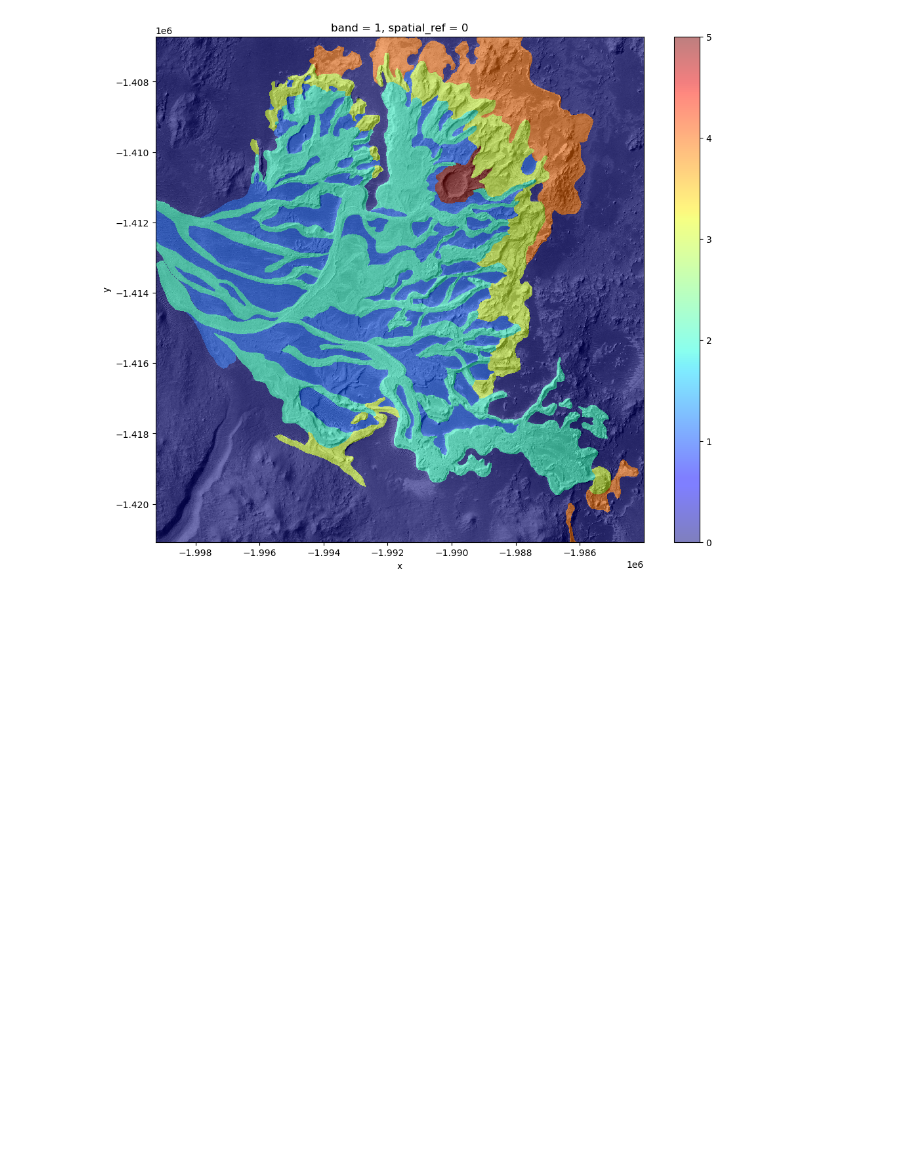
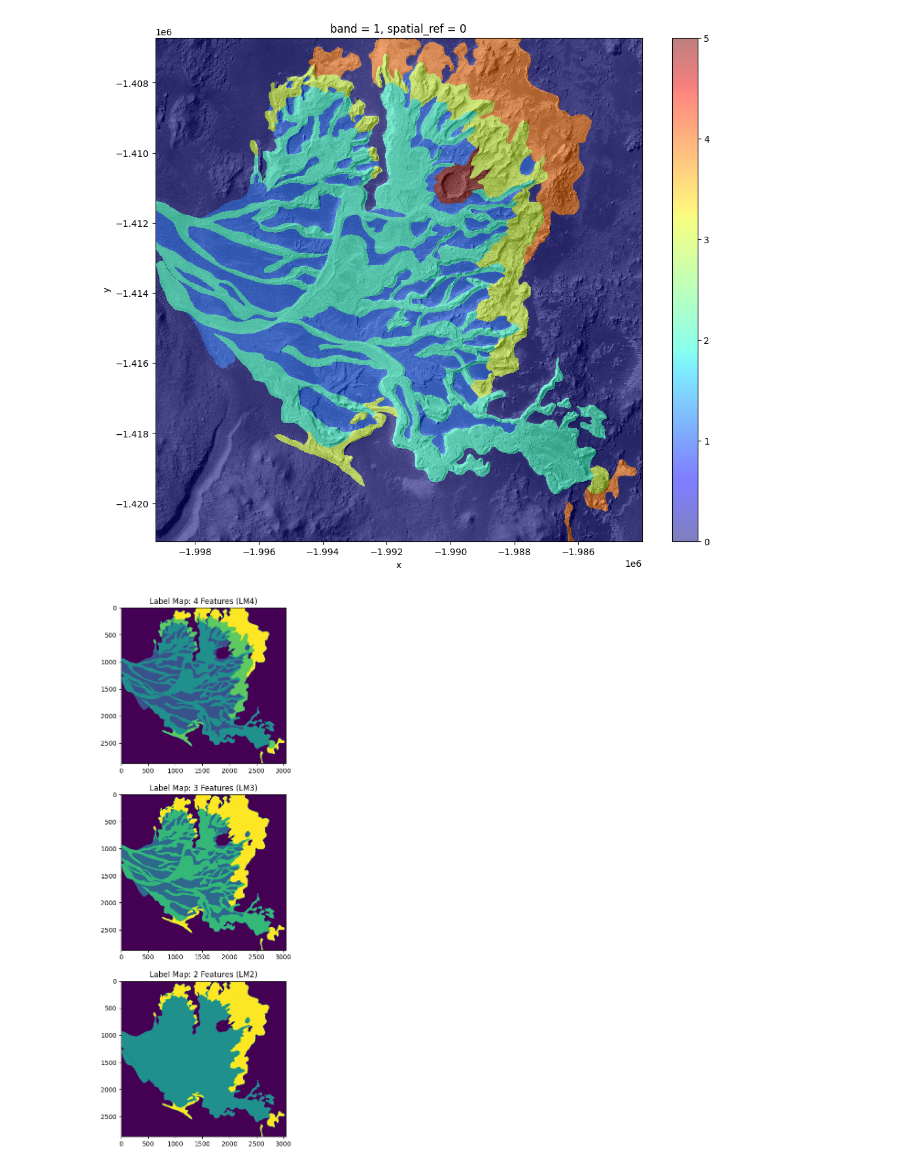
Before and after one commit to vfula/MLGEO2024_MarsFans, a Jupyter notebook: notebooks_DataAnalysis/Prepare_Label.ipynb, the cells around one changed output. Cells and saved outputs as stored; diff of their text form; code cells hidden in the pictures; blank space fills up the shorter version.

```diff
--- a/notebooks_DataAnalysis/Prepare_Label.ipynb
+++ b/notebooks_DataAnalysis/Prepare_Label.ipynb
@@ -122,3 +127,35 @@ final_map.plot(ax=ax, cmap='jet', alpha = 0.5)
 plt.show()
 # %% [output]
 [figure]
+# %%
+val_img = Image.open('/Users/tthomas/Desktop/ESS569/MLGEO2024_MarsFans/data/label/validation_map.tif')
+val_array = np.array(val_img)
+val_array[val_array == 5] = 0
+
+LM4 = val_array
+
+LM3 = val_array.copy()
+LM3[LM3 == 4] = 3
+
+LM2 = LM3.copy()
+LM2[LM2 == 2] = 1
+LM2[LM2 == 3] = 2
+
+# ctx = tifffile.imread("/Users/tthomas/Desktop/ESS569/MLGEO2024_MarsFans/data/clean/ctxIMG_clipped.tif")
+# axs[2].imshow(ctx)
+
+fig, axs = plt.subplots(3, 1,figsize=(15,15))
+axs = axs.flatten()
+
+axs[0].imshow(LM4)
+axs[0].set_title("Label Map: 4 Features (LM4)")
+
+axs[1].imshow(LM3)
+axs[1].set_title("Label Map: 3 Features (LM3)")
+
+axs[2].imshow(LM2)
+axs[2].set_title("Label Map: 2 Features (LM2)")
+
+plt.show()
+# %% [output]
+[figure, added]
```
Also changed, not shown: parts of 4 cells of this notebook, 15 other files.
